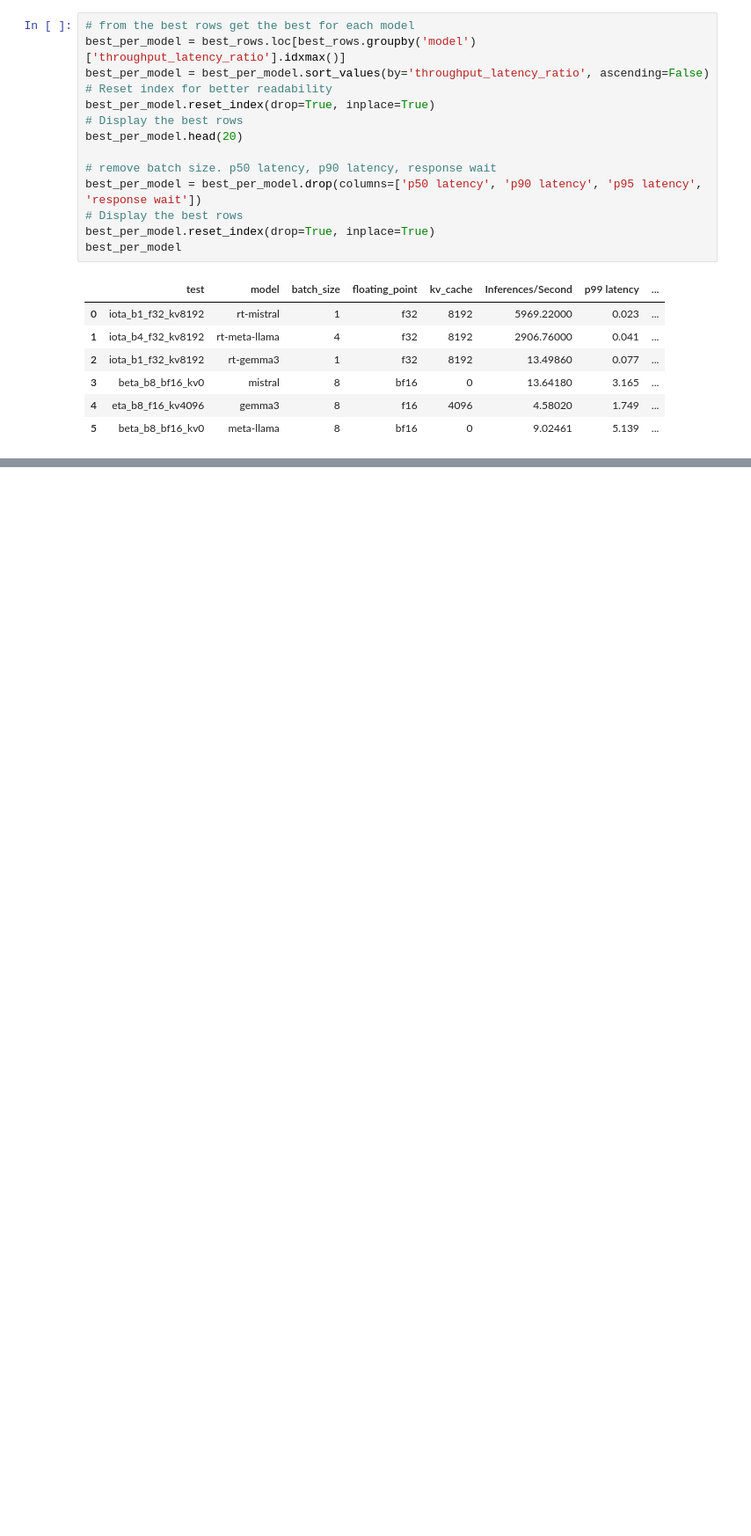
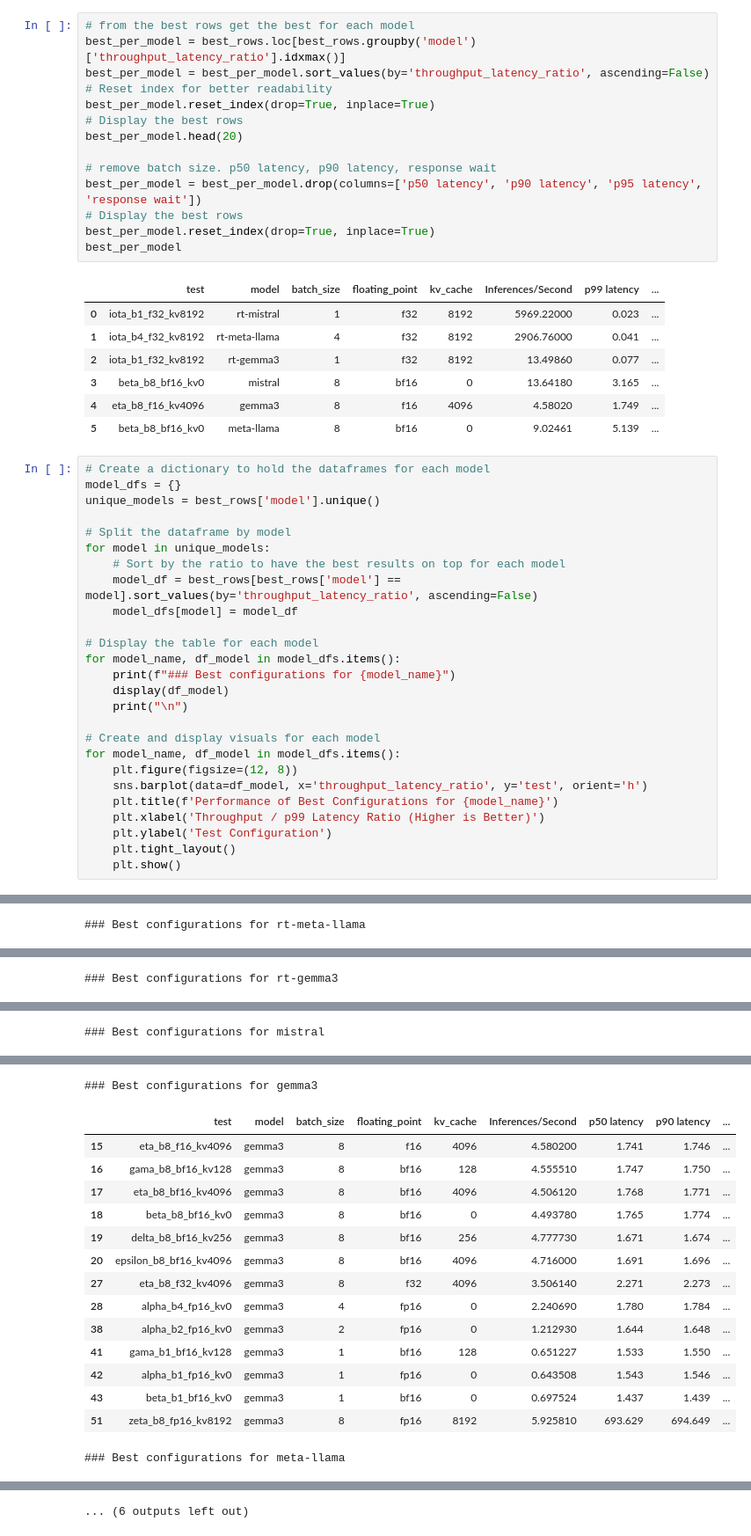
Before and after one commit to vanjaluk8/eksperiment_LLM, a Jupyter notebook: analiza_triton.ipynb, the cells around one changed output, grey strips where cells are left out. Shown: that part at 88% size. Drawn from its saved outputs; the diff is of its cells as text; blank space fills up the shorter version.

```diff
--- a/analiza_triton.ipynb
+++ b/analiza_triton.ipynb
@@ -113,3 +113,30 @@ best_per_model
 | 3 | beta_b8_bf16_kv0 | mistral | 8 | bf16 | 0 | 13.64180 | 3.165 | ... |
 | 4 | eta_b8_f16_kv4096 | gemma3 | 8 | f16 | 4096 | 4.58020 | 1.749 | ... |
 | 5 | beta_b8_bf16_kv0 | meta-llama | 8 | bf16 | 0 | 9.02461 | 5.139 | ... |
+# %%
+# Create a dictionary to hold the dataframes for each model
+model_dfs = {}
+unique_models = best_rows['model'].unique()
+
+# Split the dataframe by model
+for model in unique_models:
+    # Sort by the ratio to have the best results on top for each model
+    model_df = best_rows[best_rows['model'] == model].sort_values(by='throughput_latency_ratio', ascending=False)
+    model_dfs[model] = model_df
+
+# Display the table for each model
+for model_name, df_model in model_dfs.items():
+    print(f"### Best configurations for {model_name}")
+    display(df_model)
+    print("\n")
+
+# Create and display visuals for each model
+for model_name, df_model in model_dfs.items():
+    plt.figure(figsize=(12, 8))
+    sns.barplot(data=df_model, x='throughput_latency_ratio', y='test', orient='h')
+    plt.title(f'Performance of Best Configurations for {model_name}')
+    plt.xlabel('Throughput / p99 Latency Ratio (Higher is Better)')
+    plt.ylabel('Test Configuration')
+    plt.tight_layout()
+    plt.show()
+# %% [output]
@@ -115,0 +150 @@ best_per_model
+### Best configurations for rt-meta-llama
@@ -115,0 +156 @@ best_per_model
+### Best configurations for rt-gemma3
@@ -115,0 +163 @@ best_per_model
+### Best configurations for mistral
@@ -115,0 +177,16 @@ best_per_model
+### Best configurations for gemma3
+|  | test | model | batch_size | floating_point | kv_cache | Inferences/Second | p50 latency | p90 latency | ... |
+| 15 | eta_b8_f16_kv4096 | gemma3 | 8 | f16 | 4096 | 4.580200 | 1.741 | 1.746 | ... |
+| 16 | gama_b8_bf16_kv128 | gemma3 | 8 | bf16 | 128 | 4.555510 | 1.747 | 1.750 | ... |
+| 17 | eta_b8_bf16_kv4096 | gemma3 | 8 | bf16 | 4096 | 4.506120 | 1.768 | 1.771 | ... |
+| 18 | beta_b8_bf16_kv0 | gemma3 | 8 | bf16 | 0 | 4.493780 | 1.765 | 1.774 | ... |
+| 19 | delta_b8_bf16_kv256 | gemma3 | 8 | bf16 | 256 | 4.777730 | 1.671 | 1.674 | ... |
+| 20 | epsilon_b8_bf16_kv4096 | gemma3 | 8 | bf16 | 4096 | 4.716000 | 1.691 | 1.696 | ... |
+| 27 | eta_b8_f32_kv4096 | gemma3 | 8 | f32 | 4096 | 3.506140 | 2.271 | 2.273 | ... |
+| 28 | alpha_b4_fp16_kv0 | gemma3 | 4 | fp16 | 0 | 2.240690 | 1.780 | 1.784 | ... |
+| 38 | alpha_b2_fp16_kv0 | gemma3 | 2 | fp16 | 0 | 1.212930 | 1.644 | 1.648 | ... |
+| 41 | gama_b1_bf16_kv128 | gemma3 | 1 | bf16 | 128 | 0.651227 | 1.533 | 1.550 | ... |
+| 42 | alpha_b1_fp16_kv0 | gemma3 | 1 | fp16 | 0 | 0.643508 | 1.543 | 1.546 | ... |
+| 43 | beta_b1_bf16_kv0 | gemma3 | 1 | bf16 | 0 | 0.697524 | 1.437 | 1.439 | ... |
+| 51 | zeta_b8_fp16_kv8192 | gemma3 | 8 | fp16 | 8192 | 5.925810 | 693.629 | 694.649 | ... |
+### Best configurations for meta-llama
@@ -115,0 +207 @@ best_per_model
+... (6 outputs left out)
```
Also changed, not shown: parts of 3 cells of this notebook, 16 other files.
